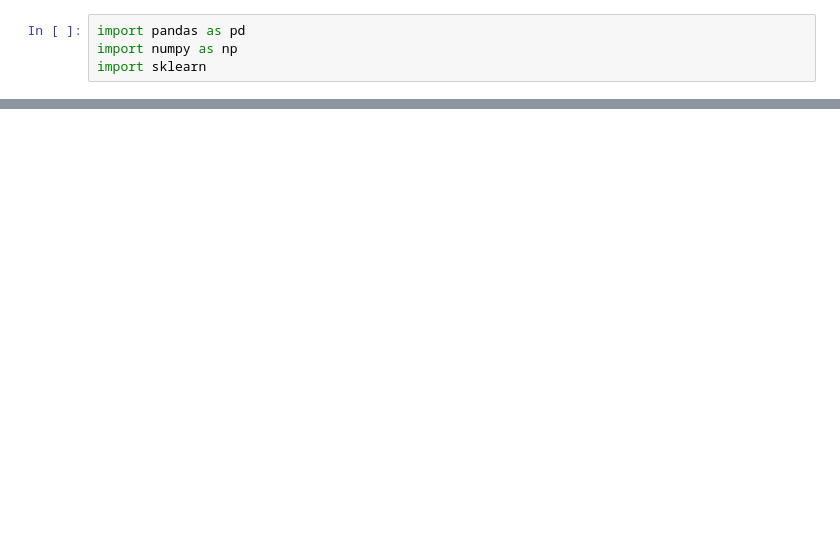
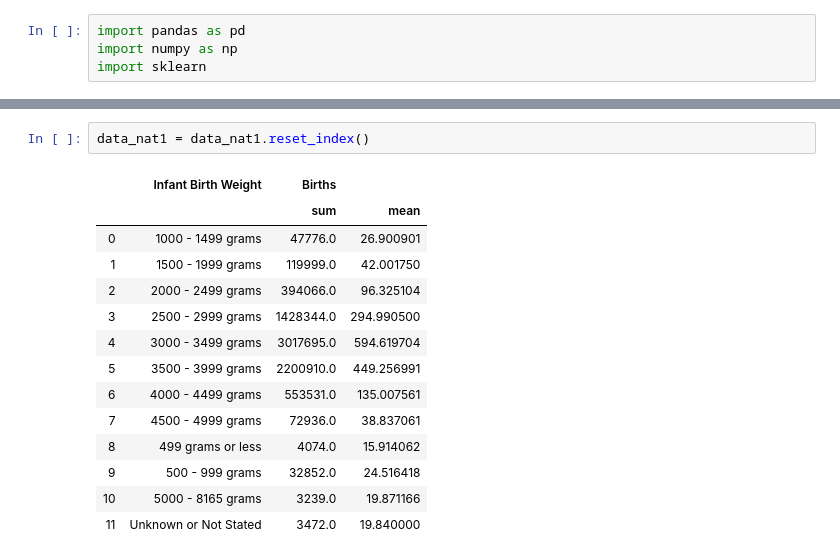
Before and after one commit to edwin-back/Capstone_CDC_Infant_Mortality, a Jupyter notebook: Edwin/EDA_Capstone.ipynb, the cells around one changed output, grey strips where cells are left out. Saved outputs shown, nothing was run; the diff lists cells and outputs as text; blank space fills up the shorter version.

```diff
--- a/Edwin/EDA_Capstone.ipynb
+++ b/Edwin/EDA_Capstone.ipynb
@@ -167,0 +251,17 @@ nat2018Parser()
+# %%
+data_nat1 = data_nat1.reset_index()
+# %% [output]
+|  | Infant Birth Weight | Births |  |
+|  |  | sum | mean |
+| 0 | 1000 - 1499 grams | 47776.0 | 26.900901 |
+| 1 | 1500 - 1999 grams | 119999.0 | 42.001750 |
+| 2 | 2000 - 2499 grams | 394066.0 | 96.325104 |
+| 3 | 2500 - 2999 grams | 1428344.0 | 294.990500 |
+| 4 | 3000 - 3499 grams | 3017695.0 | 594.619704 |
+| 5 | 3500 - 3999 grams | 2200910.0 | 449.256991 |
+| 6 | 4000 - 4499 grams | 553531.0 | 135.007561 |
+| 7 | 4500 - 4999 grams | 72936.0 | 38.837061 |
+| 8 | 499 grams or less | 4074.0 | 15.914062 |
+| 9 | 500 - 999 grams | 32852.0 | 24.516418 |
+| 10 | 5000 - 8165 grams | 3239.0 | 19.871166 |
+| 11 | Unknown or Not Stated | 3472.0 | 19.840000 |
```
Also changed, not shown: parts of 22 cells of this notebook, 1 other file.
